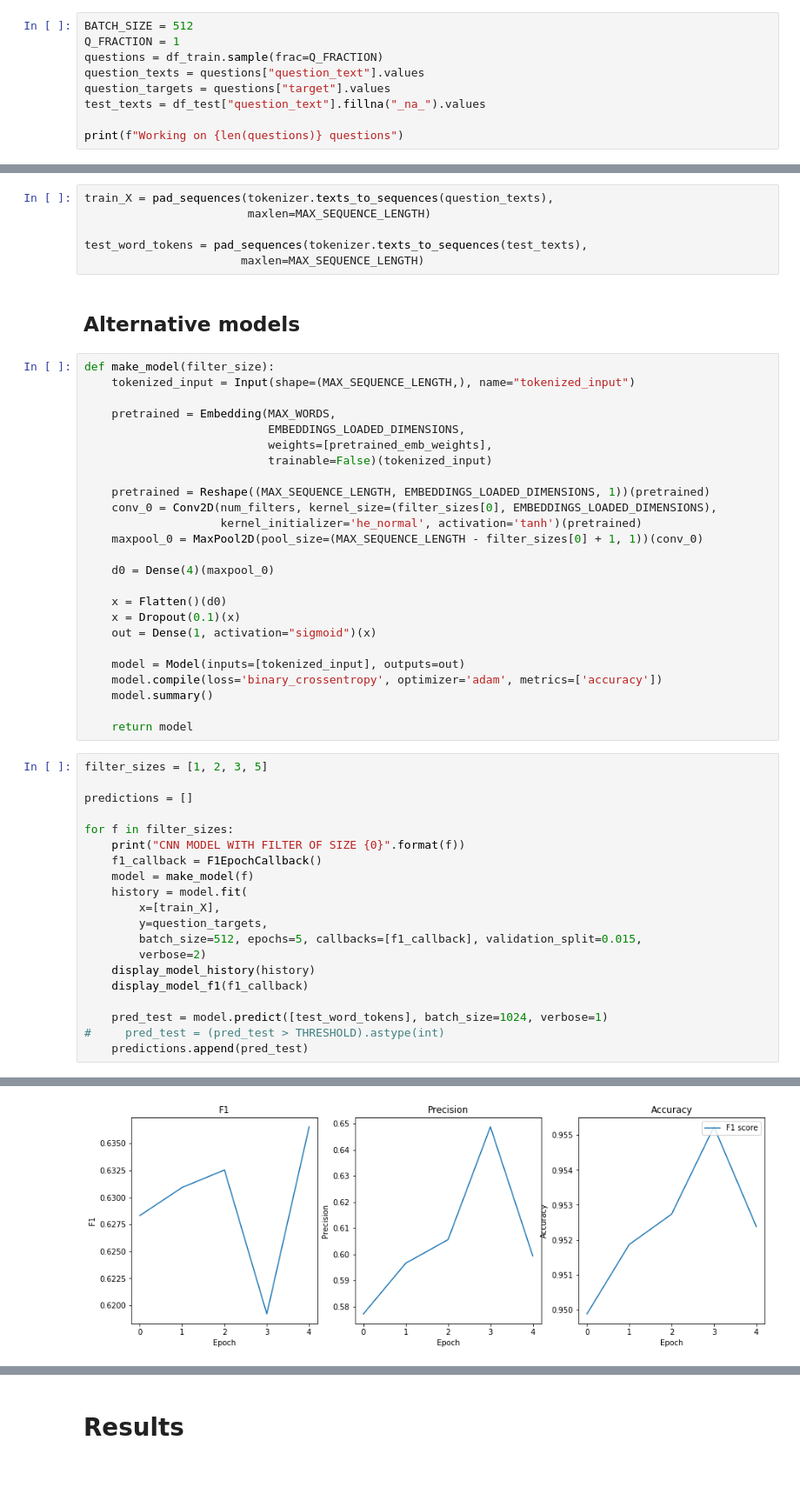
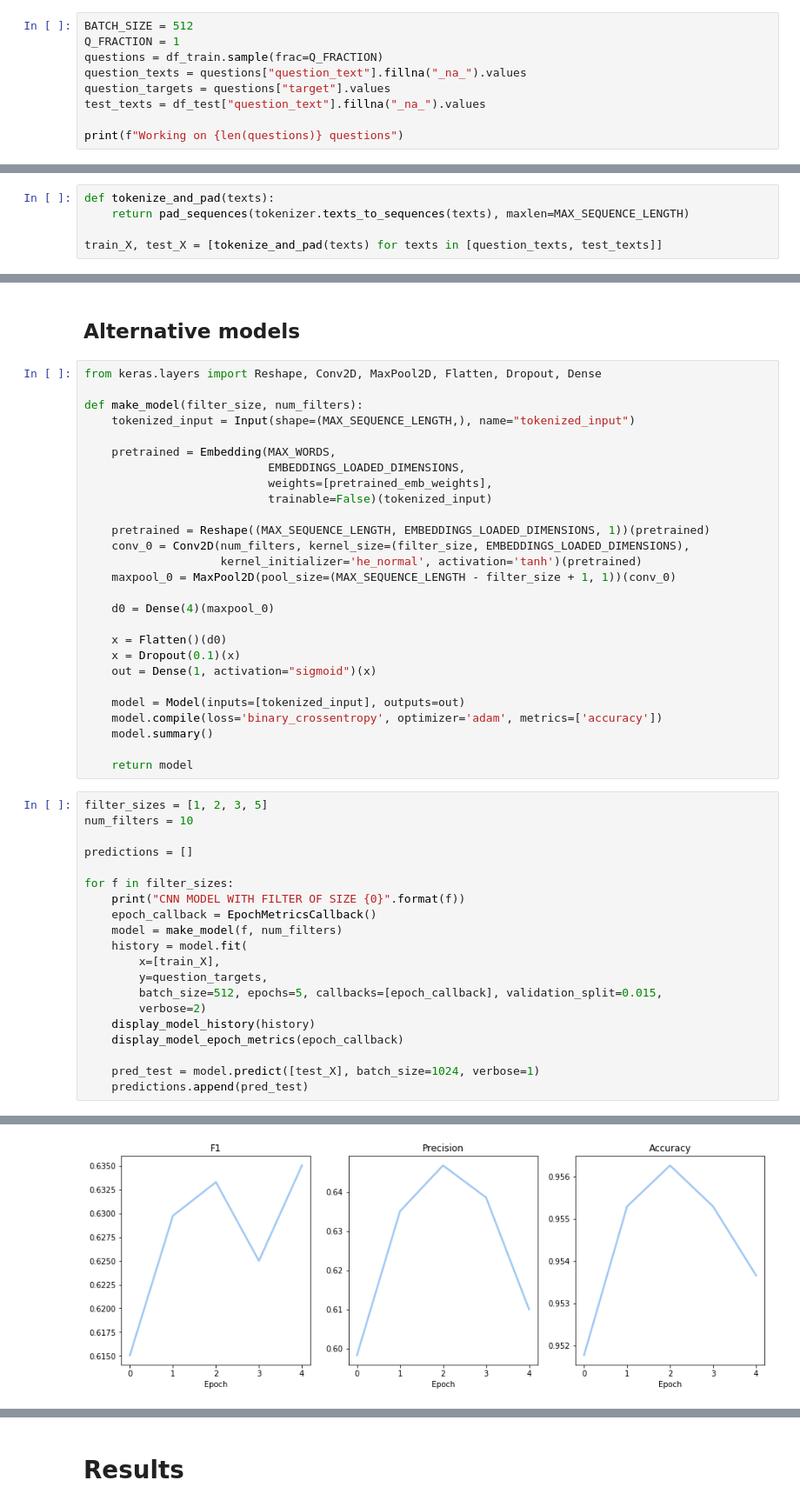
Before and after one commit to freespirit/quora-insincere-questions-classification, a Jupyter notebook: kernels/Avg-CNN-Predictions.ipynb, the cells around one changed output, grey strips where cells are left out. Shown at 87% size. Saved outputs shown, nothing was run; the diff lists cells and outputs as text; blank space fills up the shorter version.

Commit message:
Update the average cnn predictions kernel
A correct implementation - actually use the filter sizes.

```diff
--- a/kernels/Avg-CNN-Predictions.ipynb
+++ b/kernels/Avg-CNN-Predictions.ipynb
@@ -60,7 +83,7 @@ df_test = pd.read_csv("input/test.csv")
 BATCH_SIZE = 512
 Q_FRACTION = 1
 questions = df_train.sample(frac=Q_FRACTION)
-question_texts = questions["question_text"].values
+question_texts = questions["question_text"].fillna("_na_").values
 question_targets = questions["target"].values
 test_texts = df_test["question_text"].fillna("_na_").values
 
@@ -98,0 +98,5 @@ def create_embedding_weights(tokenizer, embeddings, dimensions):
+# %%
+def tokenize_and_pad(texts):
+    return pad_sequences(tokenizer.texts_to_sequences(texts), maxlen=MAX_SEQUENCE_LENGTH)
+
+train_X, test_X = [tokenize_and_pad(texts) for texts in [question_texts, test_texts]]
@@ -240,13 +172,9 @@ E.g. the tokenized words as well as the nlp features
-# %%
-train_X = pad_sequences(tokenizer.texts_to_sequences(question_texts),
-                        maxlen=MAX_SEQUENCE_LENGTH)
-
-test_word_tokens = pad_sequences(tokenizer.texts_to_sequences(test_texts),
-                       maxlen=MAX_SEQUENCE_LENGTH)
 # %% [markdown]
 ## Alternative models
 # %%
-def make_model(filter_size):
+from keras.layers import Reshape, Conv2D, MaxPool2D, Flatten, Dropout, Dense
+
+def make_model(filter_size, num_filters):
     tokenized_input = Input(shape=(MAX_SEQUENCE_LENGTH,), name="tokenized_input")
 
     pretrained = Embedding(MAX_WORDS,
@@ -255,9 +183,9 @@ def make_model(filter_size):
                            trainable=False)(tokenized_input)
 
     pretrained = Reshape((MAX_SEQUENCE_LENGTH, EMBEDDINGS_LOADED_DIMENSIONS, 1))(pretrained)
-    conv_0 = Conv2D(num_filters, kernel_size=(filter_sizes[0], EMBEDDINGS_LOADED_DIMENSIONS),
+    conv_0 = Conv2D(num_filters, kernel_size=(filter_size, EMBEDDINGS_LOADED_DIMENSIONS),
                     kernel_initializer='he_normal', activation='tanh')(pretrained)
-    maxpool_0 = MaxPool2D(pool_size=(MAX_SEQUENCE_LENGTH - filter_sizes[0] + 1, 1))(conv_0)
+    maxpool_0 = MaxPool2D(pool_size=(MAX_SEQUENCE_LENGTH - filter_size + 1, 1))(conv_0)
 
     d0 = Dense(4)(maxpool_0)
 
@@ -272,23 +200,23 @@ def make_model(filter_size):
     return model
 # %%
 filter_sizes = [1, 2, 3, 5]
+num_filters = 10
 
 predictions = []
 
 for f in filter_sizes:
     print("CNN MODEL WITH FILTER OF SIZE {0}".format(f))
-    f1_callback = F1EpochCallback()
-    model = make_model(f)
+    epoch_callback = EpochMetricsCallback()
+    model = make_model(f, num_filters)
     history = model.fit(
         x=[train_X],
         y=question_targets,
-        batch_size=512, epochs=5, callbacks=[f1_callback], validation_split=0.015,
+        batch_size=512, epochs=5, callbacks=[epoch_callback], validation_split=0.015,
         verbose=2)
     display_model_history(history)
-    display_model_f1(f1_callback)
+    display_model_epoch_metrics(epoch_callback)
 
-    pred_test = model.predict([test_word_tokens], batch_size=1024, verbose=1)
-#     pred_test = (pred_test > THRESHOLD).astype(int)
+    pred_test = model.predict([test_X], batch_size=1024, verbose=1)
     predictions.append(pred_test)
 # %% [output]
 CNN MODEL WITH FILTER OF SIZE 1
@@ -350 +278 @@ Epoch 4
-[figure, old version]
+[figure, new version]
```
Also changed, not shown: parts of 17 cells of this notebook.
